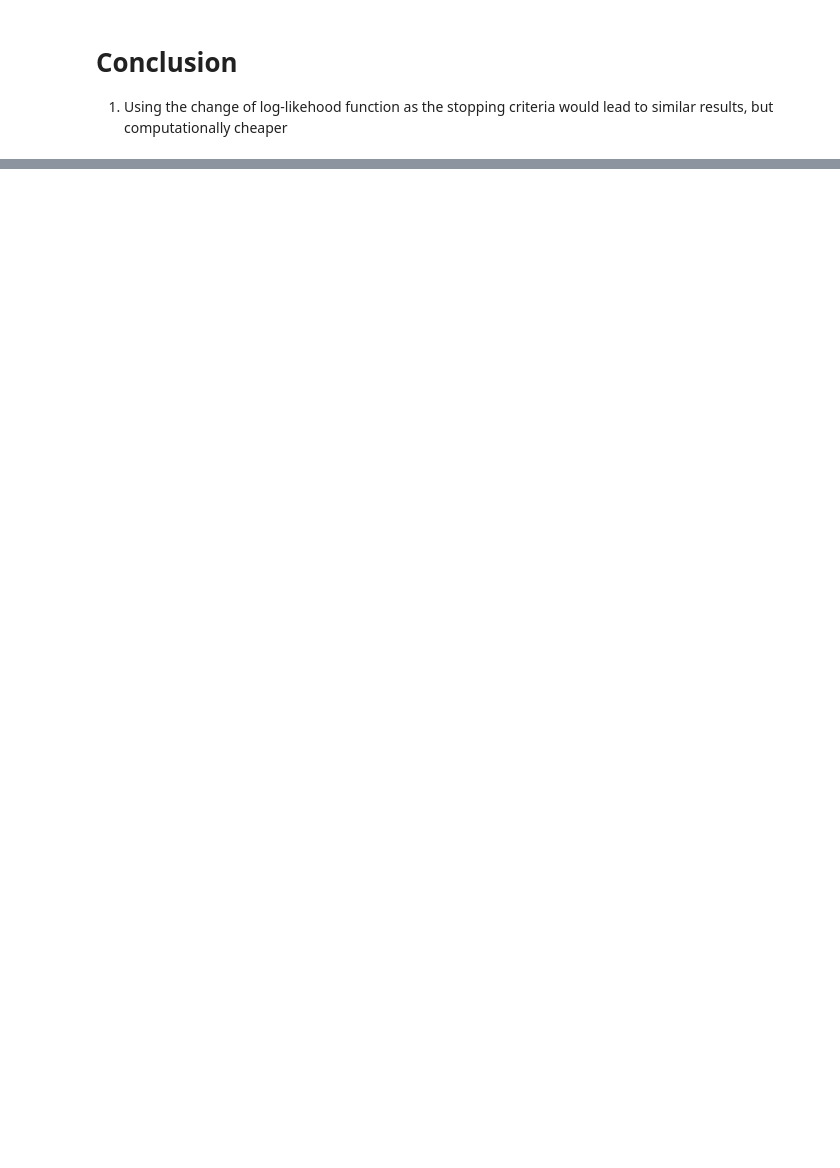
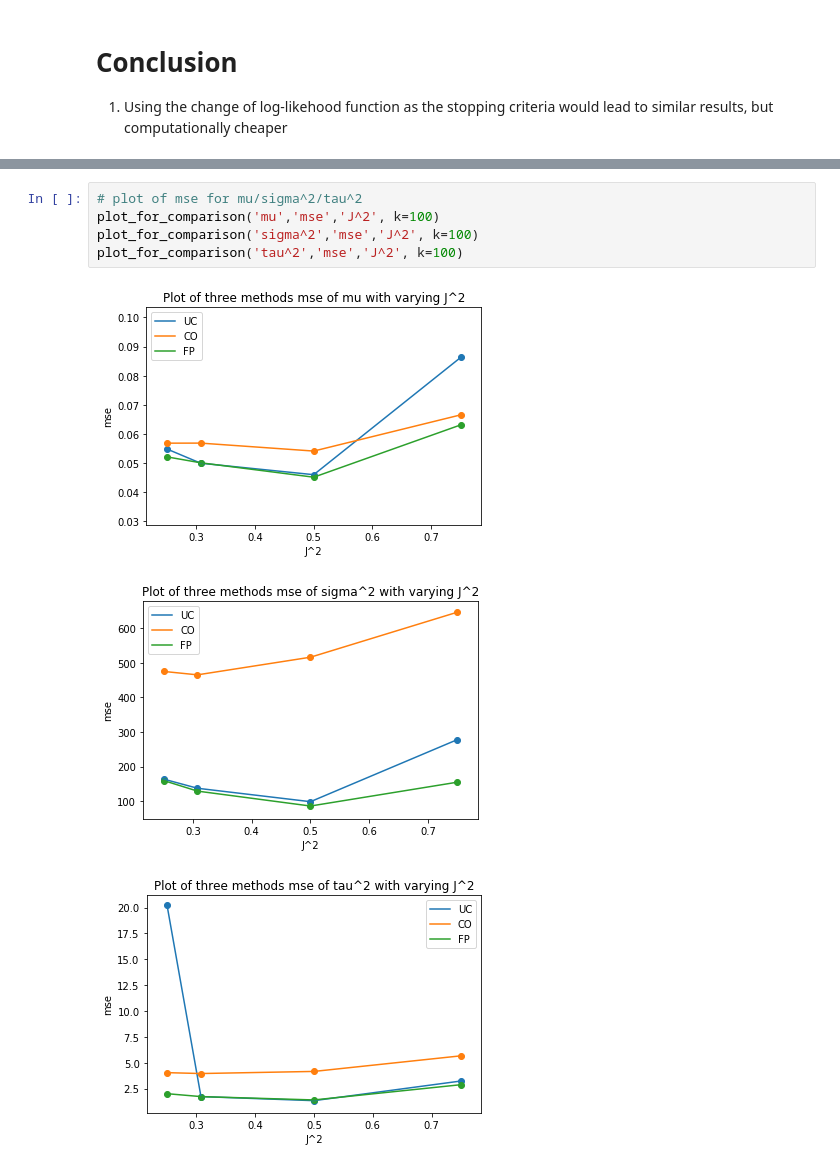
Before and after one commit to yifan0330/project-Meta-Analysis, a Jupyter notebook: Sangnawakij_reimplement.ipynb, the cells around one changed output, grey strips where cells are left out. Saved outputs shown, nothing was run; the diff lists cells and outputs as text; blank space fills up the shorter version.

```diff
--- a/Sangnawakij_reimplement.ipynb
+++ b/Sangnawakij_reimplement.ipynb
@@ -906,0 +985,9 @@ s
+# %%
+# plot of mse for mu/sigma^2/tau^2
+plot_for_comparison('mu','mse','J^2', k=100)
+plot_for_comparison('sigma^2','mse','J^2', k=100)
+plot_for_comparison('tau^2','mse','J^2', k=100)
+# %% [output]
+[figure, added]
+[figure, added]
+[figure, added]
```
Also changed, not shown: parts of 40 cells of this notebook.
